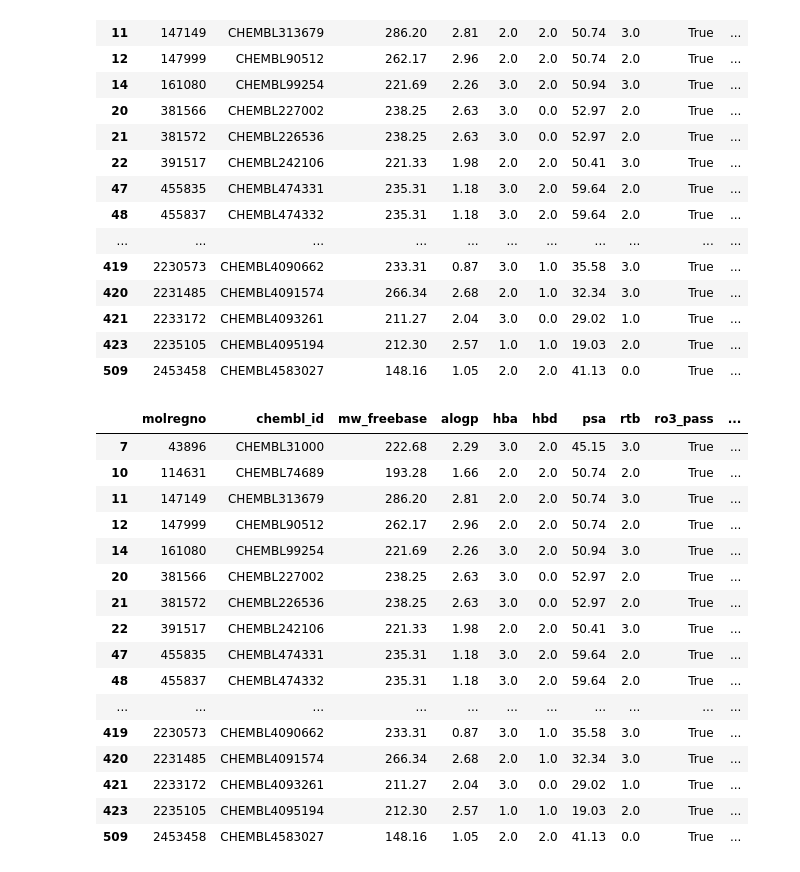
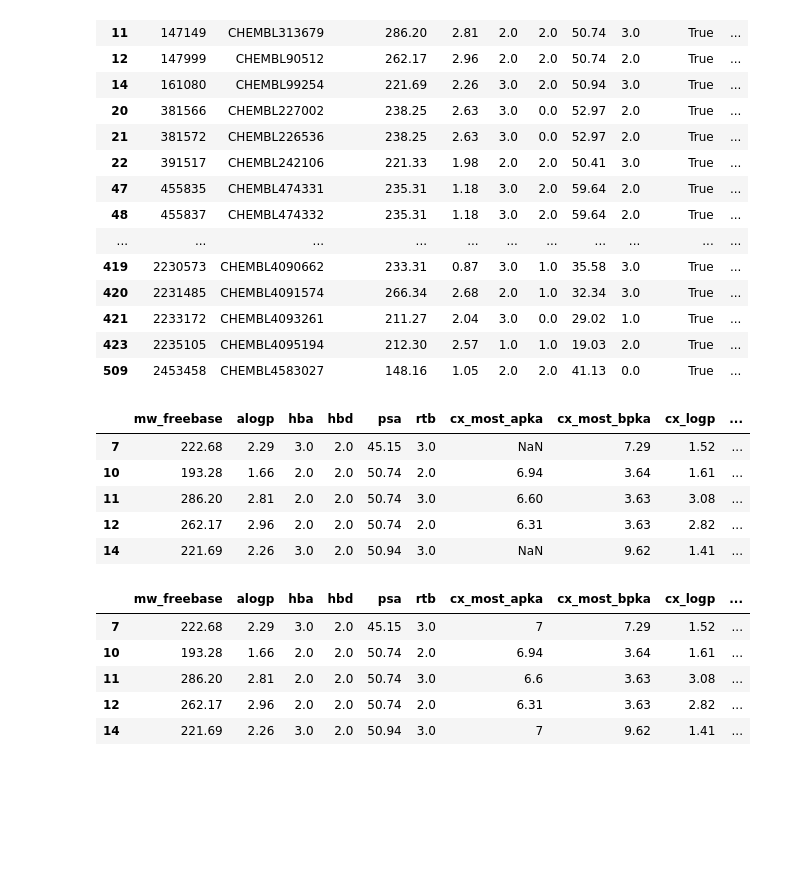
Before and after one commit to alverad-katsuro/chembl_analyser, a Jupyter notebook: Dados.ipynb, the cells around one changed output. Drawn from its saved outputs; the diff is of its cells as text; code cells hidden in the pictures; blank space fills up the shorter version.

```diff
--- a/Dados.ipynb
+++ b/Dados.ipynb
@@ -195,23 +195,24 @@ chemb_data_cruzain_inib.query("num_lipinski_ro5_violations == 0 & ro3_pass == 'T
 | 421 | 2233172 | CHEMBL4093261 | 211.27 | 2.04 | 3.0 | 0.0 | 29.02 | 1.0 | True | ... |
 | 423 | 2235105 | CHEMBL4095194 | 212.30 | 2.57 | 1.0 | 1.0 | 19.03 | 2.0 | True | ... |
 | 509 | 2453458 | CHEMBL4583027 | 148.16 | 1.05 | 2.0 | 2.0 | 41.13 | 0.0 | True | ... |
-# %%
-pd.get_dummies(chemb_data_cruzain_inib.query("num_lipinski_ro5_violations == 0 & ro3_pass == 'True'"), columns=["molecular_species"])
-# %% [output]
-|  | molregno | chembl_id | mw_freebase | alogp | hba | hbd | psa | rtb | ro3_pass | ... |
-| 7 | 43896 | CHEMBL31000 | 222.68 | 2.29 | 3.0 | 2.0 | 45.15 | 3.0 | True | ... |
-| 10 | 114631 | CHEMBL74689 | 193.28 | 1.66 | 2.0 | 2.0 | 50.74 | 2.0 | True | ... |
-| 11 | 147149 | CHEMBL313679 | 286.20 | 2.81 | 2.0 | 2.0 | 50.74 | 3.0 | True | ... |
-| 12 | 147999 | CHEMBL90512 | 262.17 | 2.96 | 2.0 | 2.0 | 50.74 | 2.0 | True | ... |
-| 14 | 161080 | CHEMBL99254 | 221.69 | 2.26 | 3.0 | 2.0 | 50.94 | 3.0 | True | ... |
-| 20 | 381566 | CHEMBL227002 | 238.25 | 2.63 | 3.0 | 0.0 | 52.97 | 2.0 | True | ... |
-| 21 | 381572 | CHEMBL226536 | 238.25 | 2.63 | 3.0 | 0.0 | 52.97 | 2.0 | True | ... |
-| 22 | 391517 | CHEMBL242106 | 221.33 | 1.98 | 2.0 | 2.0 | 50.41 | 3.0 | True | ... |
-| 47 | 455835 | CHEMBL474331 | 235.31 | 1.18 | 3.0 | 2.0 | 59.64 | 2.0 | True | ... |
-| 48 | 455837 | CHEMBL474332 | 235.31 | 1.18 | 3.0 | 2.0 | 59.64 | 2.0 | True | ... |
-| ... | ... | ... | ... | ... | ... | ... | ... | ... | ... | ... |
-| 419 | 2230573 | CHEMBL4090662 | 233.31 | 0.87 | 3.0 | 1.0 | 35.58 | 3.0 | True | ... |
-| 420 | 2231485 | CHEMBL4091574 | 266.34 | 2.68 | 2.0 | 1.0 | 32.34 | 3.0 | True | ... |
-| 421 | 2233172 | CHEMBL4093261 | 211.27 | 2.04 | 3.0 | 0.0 | 29.02 | 1.0 | True | ... |
-| 423 | 2235105 | CHEMBL4095194 | 212.30 | 2.57 | 1.0 | 1.0 | 19.03 | 2.0 | True | ... |
-| 509 | 2453458 | CHEMBL4583027 | 148.16 | 1.05 | 2.0 | 2.0 | 41.13 | 0.0 | True | ... |
+# %%
+prep_clust = pd.get_dummies(chemb_data_cruzain_inib.query("num_lipinski_ro5_violations == 0 & ro3_pass == 'True'"), columns=["molecular_species"])
+prep_clust = prep_clust.drop(['chembl_id','molregno', "num_ro5_violations", "ro3_pass", "full_molformula"], axis=1)
+prep_clust.head()
+# %% [output]
+|  | mw_freebase | alogp | hba | hbd | psa | rtb | cx_most_apka | cx_most_bpka | cx_logp | ... |
+| 7 | 222.68 | 2.29 | 3.0 | 2.0 | 45.15 | 3.0 | NaN | 7.29 | 1.52 | ... |
+| 10 | 193.28 | 1.66 | 2.0 | 2.0 | 50.74 | 2.0 | 6.94 | 3.64 | 1.61 | ... |
+| 11 | 286.20 | 2.81 | 2.0 | 2.0 | 50.74 | 3.0 | 6.60 | 3.63 | 3.08 | ... |
+| 12 | 262.17 | 2.96 | 2.0 | 2.0 | 50.74 | 2.0 | 6.31 | 3.63 | 2.82 | ... |
+| 14 | 221.69 | 2.26 | 3.0 | 2.0 | 50.94 | 3.0 | NaN | 9.62 | 1.41 | ... |
+# %%
+prep_clust = prep_clust.replace({np.nan: "7"})
+prep_clust.head()
+# %% [output]
+|  | mw_freebase | alogp | hba | hbd | psa | rtb | cx_most_apka | cx_most_bpka | cx_logp | ... |
+| 7 | 222.68 | 2.29 | 3.0 | 2.0 | 45.15 | 3.0 | 7 | 7.29 | 1.52 | ... |
+| 10 | 193.28 | 1.66 | 2.0 | 2.0 | 50.74 | 2.0 | 6.94 | 3.64 | 1.61 | ... |
+| 11 | 286.20 | 2.81 | 2.0 | 2.0 | 50.74 | 3.0 | 6.6 | 3.63 | 3.08 | ... |
+| 12 | 262.17 | 2.96 | 2.0 | 2.0 | 50.74 | 2.0 | 6.31 | 3.63 | 2.82 | ... |
+| 14 | 221.69 | 2.26 | 3.0 | 2.0 | 50.94 | 3.0 | 7 | 9.62 | 1.41 | ... |
```
Also changed, not shown: parts of 4 cells of this notebook, 1 other file.
